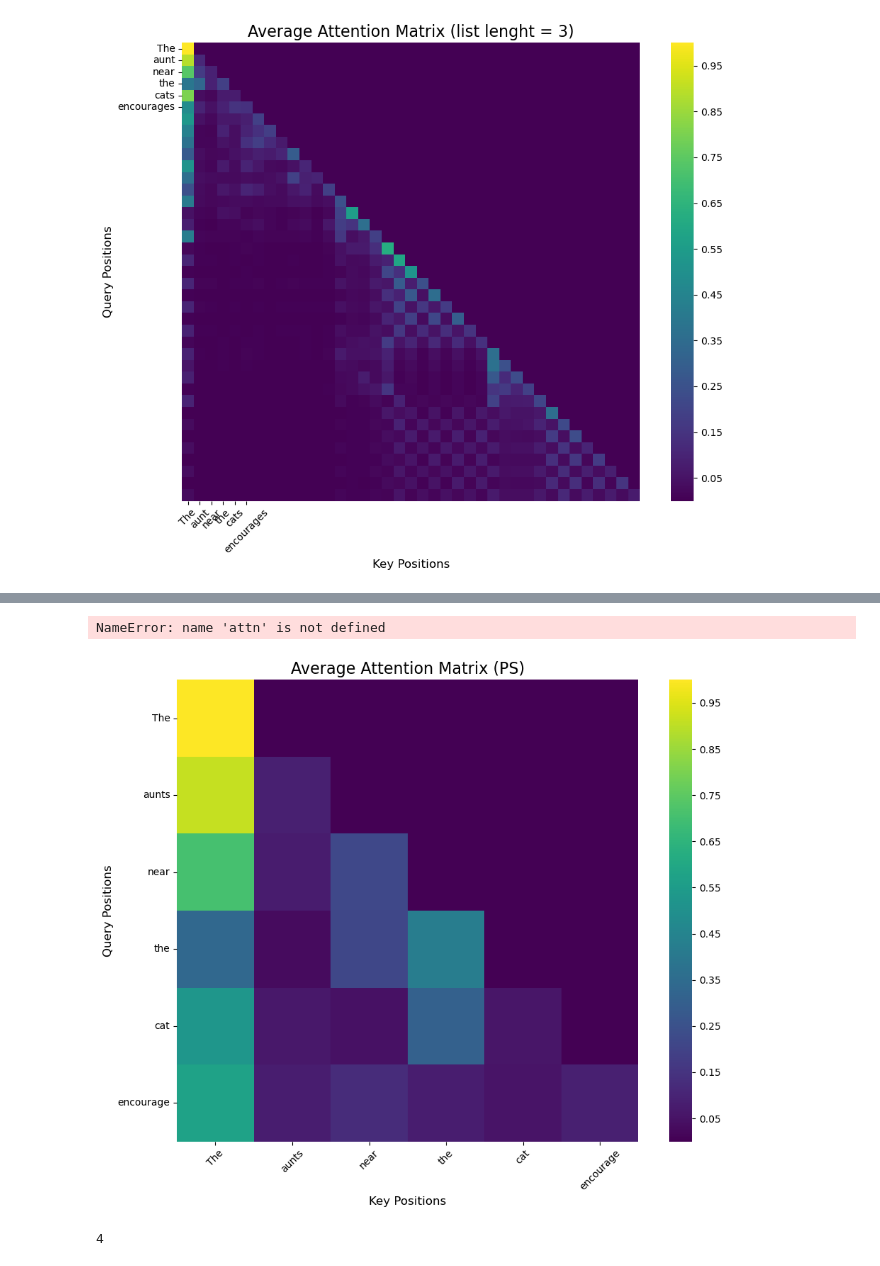
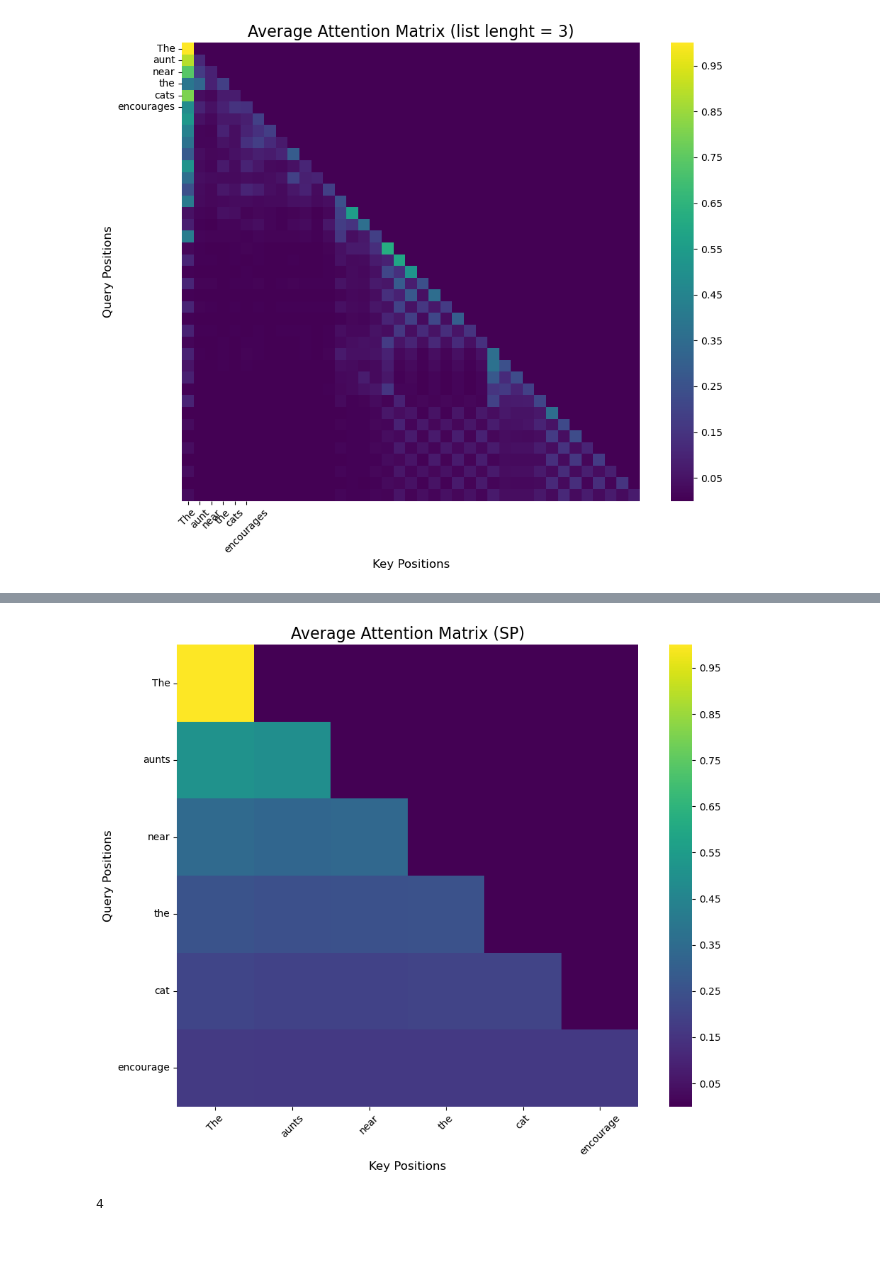
Before and after one commit to malo-renaudin/colorlessgreenRNNs, a Jupyter notebook: wm_tests/analyze_attention.ipynb, the cells around one changed output, grey strips where cells are left out. Saved outputs shown, nothing was run; the diff lists cells and outputs as text; code cells hidden in the pictures.

```diff
--- a/wm_tests/analyze_attention.ipynb
+++ b/wm_tests/analyze_attention.ipynb
@@ -499,7 +501,8 @@ plt.show()
 # %%
 import sys
 import os
-
+import logging
+import math
 sys.path.append('/scratch2/mrenaudin/colorlessgreenRNNs')
 
 from evaluation_notebooks.utils import NounPPDataset, collate_fn_nounpp
@@ -508,3 +511,8 @@ nounpp = '//scratch2/mrenaudin/colorlessgreenRNNs/NounPP/Stimuli/nounpp.txt'
 
 dataset = NounPPDataset(nounpp, dictionary)
 dataloader = DataLoader(dataset, batch_size=1000, collate_fn=collate_fn_nounpp)
+model = CBR_RNN(50001, 512, 512, 1, 0, device)
+check = torch.load('/scratch2/mrenaudin/colorlessgreenRNNs/checkpoints/cbr1h512_shuffling/epoch_40.pt', map_location='cpu')
+model.load_state_dict(check['model_state_dict'])
+#temp = check['temperature']
+#print(temp)
@@ -530,8 +540,7 @@ def eval_cbr_nounpp(model, test_dataloader):
             sent = sentence.transpose(0, 1)
             cache = model.init_cache(sent,1)  # regarder si on peut mettre du priming
             # for i in range(sent.shape[1]):
-            print(temp)
-            out, hidden, attn_weights = model(sent, cache, 1, temp, True)
+            out, hidden, attn_weights = model(sent, cache, 1, 1, False)
             all_attention.append(attn_weights)
             log_probs = torch.nn.functional.log_softmax(
                 out, dim=-1
@@ -575,7 +582,6 @@ avg_attn= []
 
 for b in range(len(attn)):  # over batches
     seq_len = len(attn[b])#+1
-    print(seq_len)# max sequence length for this batch
     batch_size = len(attn[b][0])  # fixed across batches
 
     batch_matrices = []
@@ -583,55 +589,53 @@ for b in range(len(attn)):  # over batches
     for i in range(batch_size):
         # Initialize zero matrix for this sample
         attn_matrix = torch.zeros(seq_len, seq_len)
-        print(attn_matrix.shape)
         for t in range(seq_len):
             attn_vec = attn[b][t][i]  # shape: (t + 1,)
             attn_matrix[t, :t + 1] = torch.tensor(attn_vec)
 
         batch_matrices.append(attn_matrix)
-    print(len(batch_matrices))
     avg_attn.append(batch_matrices)
-print(torch.stack(avg_attn[2]).shape)
-batch_avg = torch.stack(avg_attn[2]).mean(dim=0)
-print()
-# %% [output]
-NameError: name 'attn' is not defined
 # %%
+import matplotlib.pyplot as plt
+import seaborn as sns
+import numpy as np
+import matplotlib.colors as mcolors
 # Example input sentence
 sentence = "The aunts near the cat encourage".split()
 seq_len = len(sentence)
+batch_avg = torch.stack(avg_attn[1]).mean(dim=0)
 
 num_bins = 10
 bounds = np.linspace(batch_avg.min(), batch_avg.max(), num_bins + 1)
 # Create a colormap with discrete colors from viridis
 cmap = plt.get_cmap('viridis', num_bins)
 
 # Create a norm to map attention values to the discrete bins
 norm = mcolors.BoundaryNorm(boundaries=bounds, ncolors=num_bins)
 
 # Plot
 plt.figure(figsize=(10, 8))
 sns.heatmap(batch_avg,
             xticklabels=sentence,
             yticklabels=sentence,
             cmap='viridis',
             cbar=True,
             square=True)
 
 cbar = plt.gcf().axes[-1]
 tick_locs = (bounds[:-1] + bounds[1:]) / 2
 cbar.set_yticks(tick_locs)
 cbar.set_yticklabels([f"{b:.2f}" for b in tick_locs])
 
-plt.title("Average Attention Matrix (PS)", fontsize=16)
+plt.title("Average Attention Matrix (SP)", fontsize=16)
 plt.xlabel("Key Positions", fontsize=12)
 plt.ylabel("Query Positions", fontsize=12)
 plt.xticks(rotation=45)
 plt.yticks(rotation=0)
 plt.tight_layout()
 plt.show()
 # %% [output]
-[figure, old version]
+[figure, new version]
 # %%
 len(attn)
 # %% [output]
```
Also changed, not shown: parts of 5 cells of this notebook, 6 other files.
